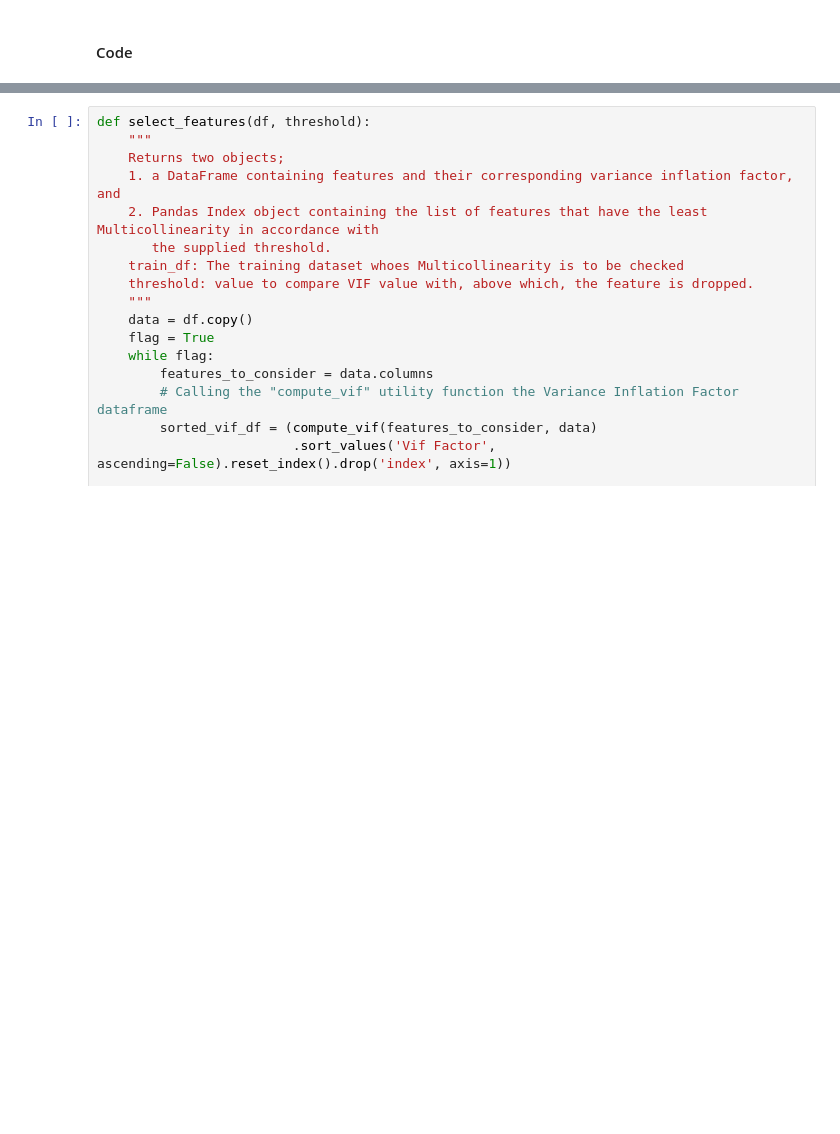
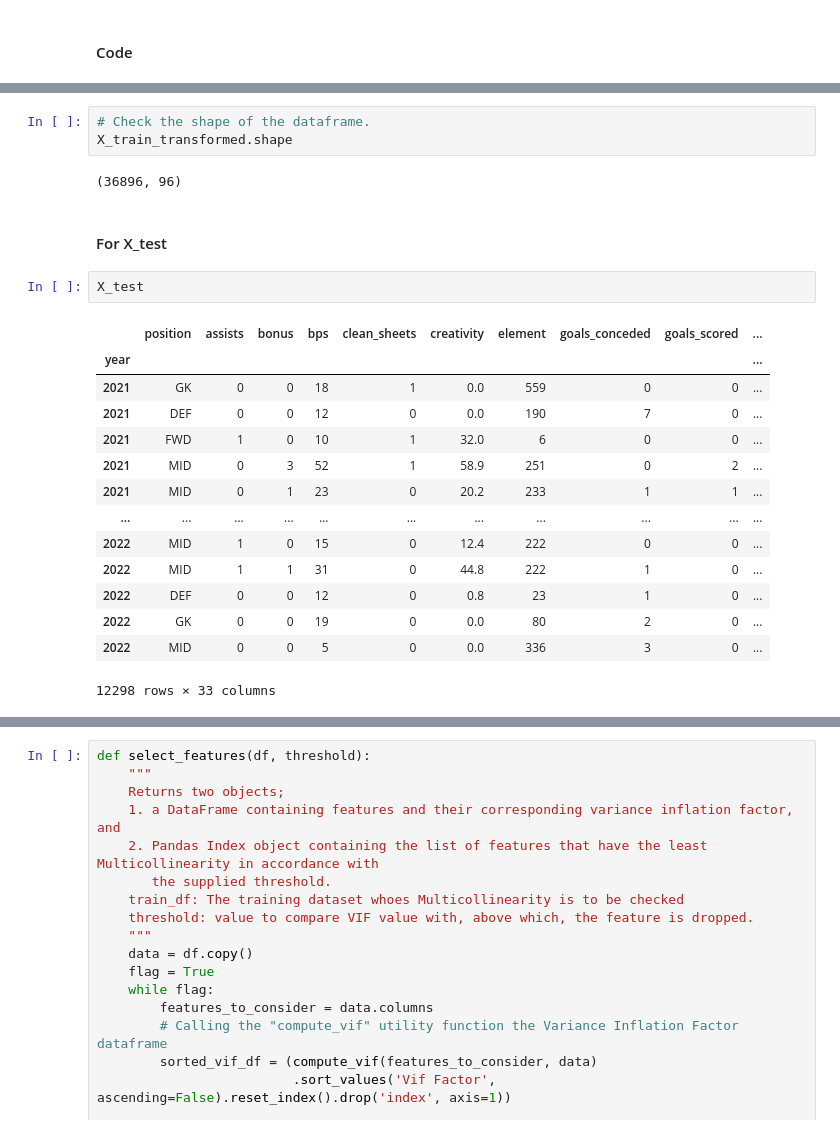
Before and after one commit to laniyadapo/FantasyPremierLeague, a Jupyter notebook: fantasy_train.ipynb, the cells around one changed output, grey strips where cells are left out. Saved outputs shown, nothing was run; the diff lists cells and outputs as text; blank space fills up the shorter version.

```diff
--- a/fantasy_train.ipynb
+++ b/fantasy_train.ipynb
@@ -752,0 +849,24 @@ vocab
+# %%
+# Check the shape of the dataframe.
+X_train_transformed.shape
+# %% [output]
+(36896, 96)
+# %% [markdown]
+#### For X_test
+# %%
+X_test
+# %% [output]
+|  | position | assists | bonus | bps | clean_sheets | creativity | element | goals_conceded | goals_scored | ... |
+| year |  |  |  |  |  |  |  |  |  | ... |
+| 2021 | GK | 0 | 0 | 18 | 1 | 0.0 | 559 | 0 | 0 | ... |
+| 2021 | DEF | 0 | 0 | 12 | 0 | 0.0 | 190 | 7 | 0 | ... |
+| 2021 | FWD | 1 | 0 | 10 | 1 | 32.0 | 6 | 0 | 0 | ... |
+| 2021 | MID | 0 | 3 | 52 | 1 | 58.9 | 251 | 0 | 2 | ... |
+| 2021 | MID | 0 | 1 | 23 | 0 | 20.2 | 233 | 1 | 1 | ... |
+| ... | ... | ... | ... | ... | ... | ... | ... | ... | ... | ... |
+| 2022 | MID | 1 | 0 | 15 | 0 | 12.4 | 222 | 0 | 0 | ... |
+| 2022 | MID | 1 | 1 | 31 | 0 | 44.8 | 222 | 1 | 0 | ... |
+| 2022 | DEF | 0 | 0 | 12 | 0 | 0.8 | 23 | 1 | 0 | ... |
+| 2022 | GK | 0 | 0 | 19 | 0 | 0.0 | 80 | 2 | 0 | ... |
+| 2022 | MID | 0 | 0 | 5 | 0 | 0.0 | 336 | 3 | 0 | ... |
+12298 rows × 33 columns
```
Also changed, not shown: parts of 119 cells of this notebook, 1 other file.
